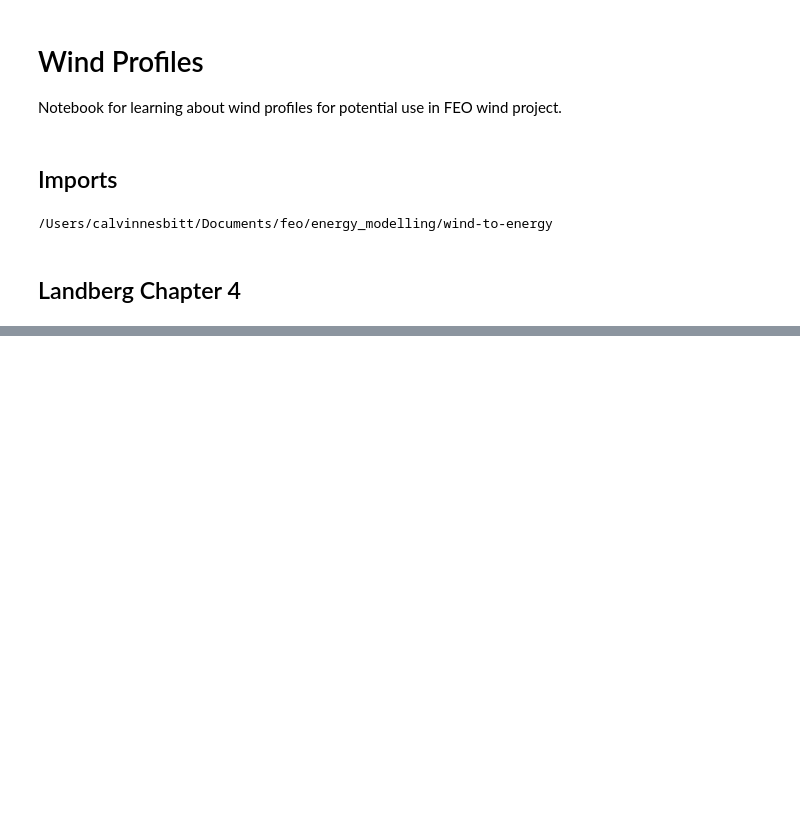
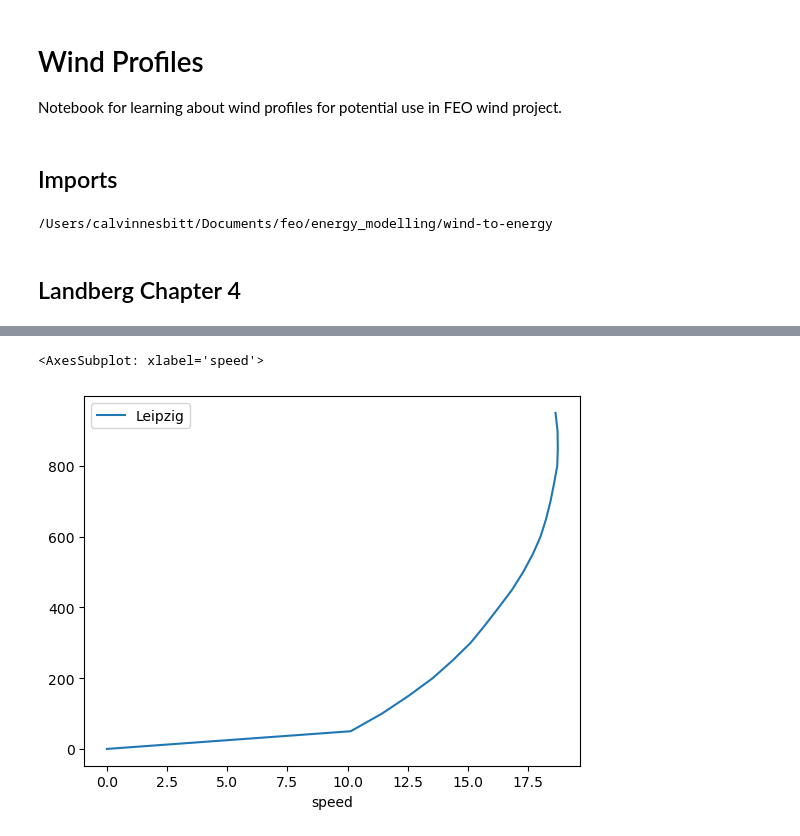
Before and after one commit to CalvinNesbitt/wind2power, a Jupyter notebook: notebooks/wind_profiles.ipynb, the cells around one changed output, grey strips where cells are left out. Cells and saved outputs as stored; diff of their text form; code cells hidden in the pictures; blank space fills up the shorter version.

```diff
--- a/notebooks/wind_profiles.ipynb
+++ b/notebooks/wind_profiles.ipynb
@@ -25,0 +72,7 @@ def log_wind_profile(height, roughness, friction_velocity, vk_const=0.4):
+# %%
+leipzig_profile =pd.read_csv('https://larslandberg.dk/windbook/windbook/data_files/leipzig.dat.txt', sep='\t', header=1)
+leipzig_profile['speed'] = np.sqrt(leipzig_profile.vx**2 + leipzig_profile.vy**2)
+leipzig_profile.plot(x='speed', y='h', label='Leipzig')
+# %% [output]
+<AxesSubplot: xlabel='speed'>
+[figure, added]
```
Also changed, not shown: parts of 9 cells of this notebook.
